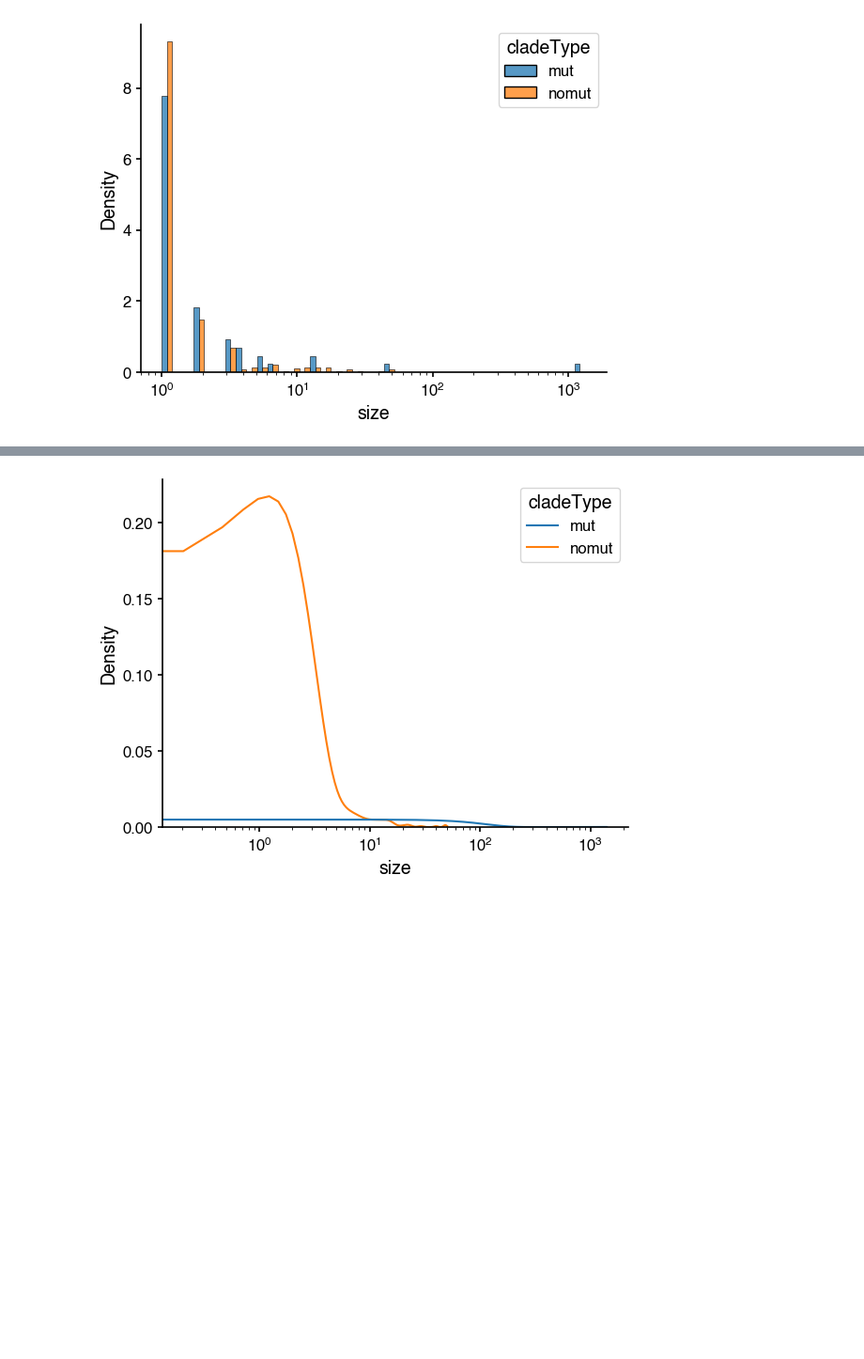
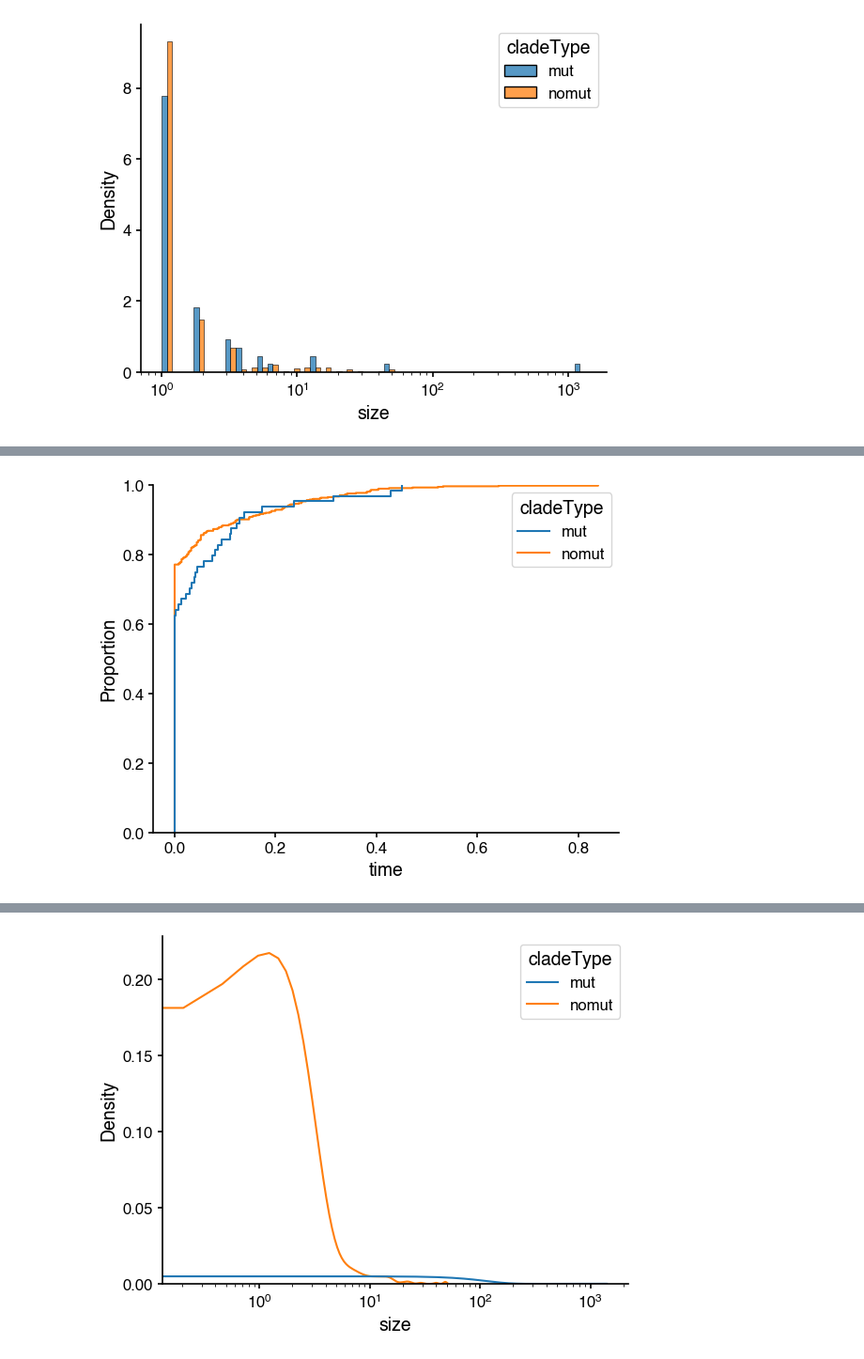
Before and after one commit to blab/ncov-orf8, a Jupyter notebook: notebooks/CompareClusters.ipynb, the cells around one changed output, grey strips where cells are left out. Shown at 94% size. Drawn from its saved outputs; the diff is of its cells as text; code cells hidden in the pictures; blank space fills up the shorter version.

```diff
--- a/notebooks/CompareClusters.ipynb
+++ b/notebooks/CompareClusters.ipynb
@@ -462,0 +519,6 @@ ax = sns.histplot(data=stops8,x='size',hue='cladeType', log_scale=True,stat='den
+# %%
+ax = sns.ecdfplot(data=stops8,x='time',hue='cladeType', stat='proportion')
+fig = ax.get_figure()
+#fig.savefig('figs/time_ecdf_sibs.pdf', bbox_inches='tight',dpi=300)
+# %% [output]
+[figure, added]
```
Also changed, not shown: parts of 20 cells of this notebook, 19 other files.
